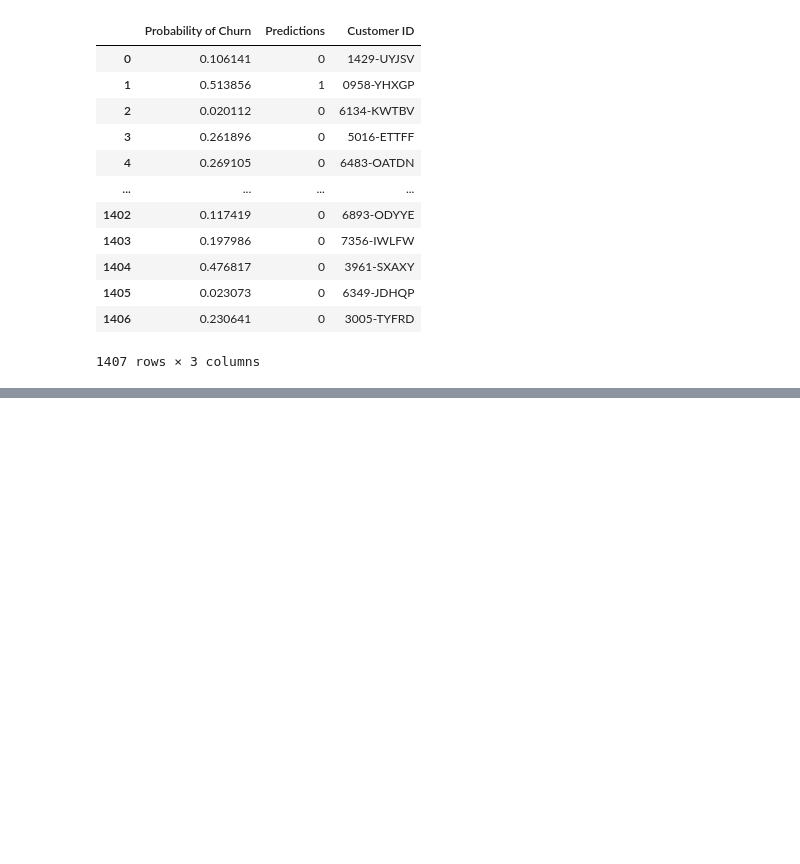
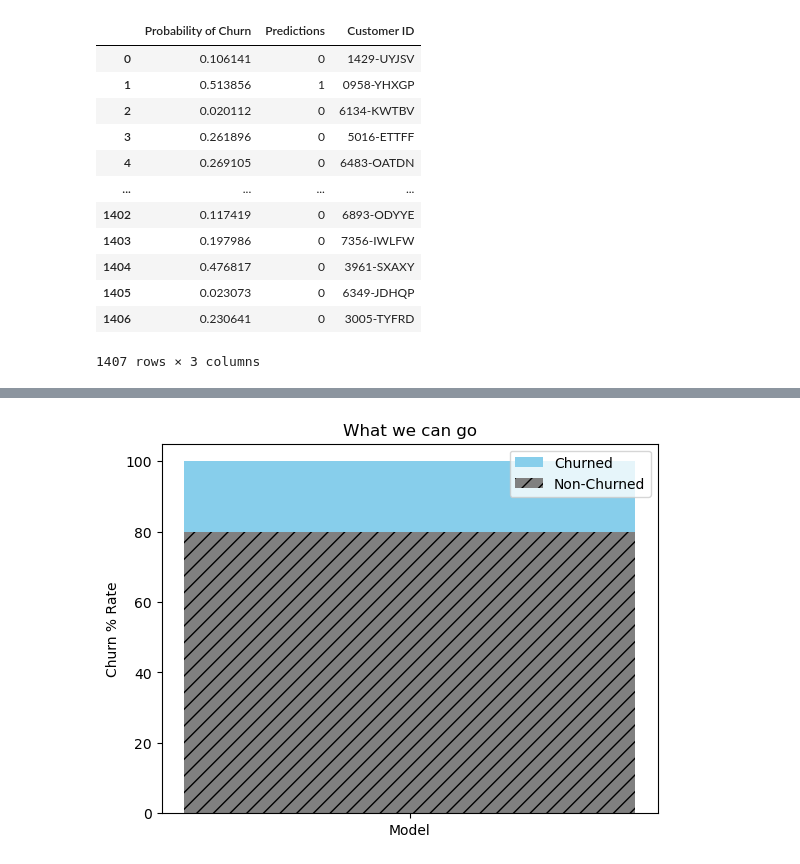
Before and after one commit to brandontnavarrete/classification_project, a Jupyter notebook: working_notebook.ipynb, the cells around one changed output, grey strips where cells are left out. Cells and saved outputs as stored; diff of their text form; code cells hidden in the pictures; blank space fills up the shorter version.

```diff
--- a/working_notebook.ipynb
+++ b/working_notebook.ipynb
@@ -354,0 +399,24 @@ df = m.get_pred_df(prob_pred,test)
+# %%
+# create data
+labels = ['Model']
+
+y1 = [20]
+y2 = [80]
+
+# plot bars in stack manner
+plt.bar(labels, y1, color='skyblue',bottom= y2)
+
+plt.bar(labels, y2, color='gray',hatch='//',)
+
+
+
+plt.ylabel("Churn % Rate")
+plt.legend(["Churned", "Non-Churned"])
+
+plt.title('What we can go')
+
+plt.savefig('model.png',bbox_inches='tight')
+
+plt.show()
+# %% [output]
+[figure, added]
```
Also changed, not shown: parts of 49 cells of this notebook.
